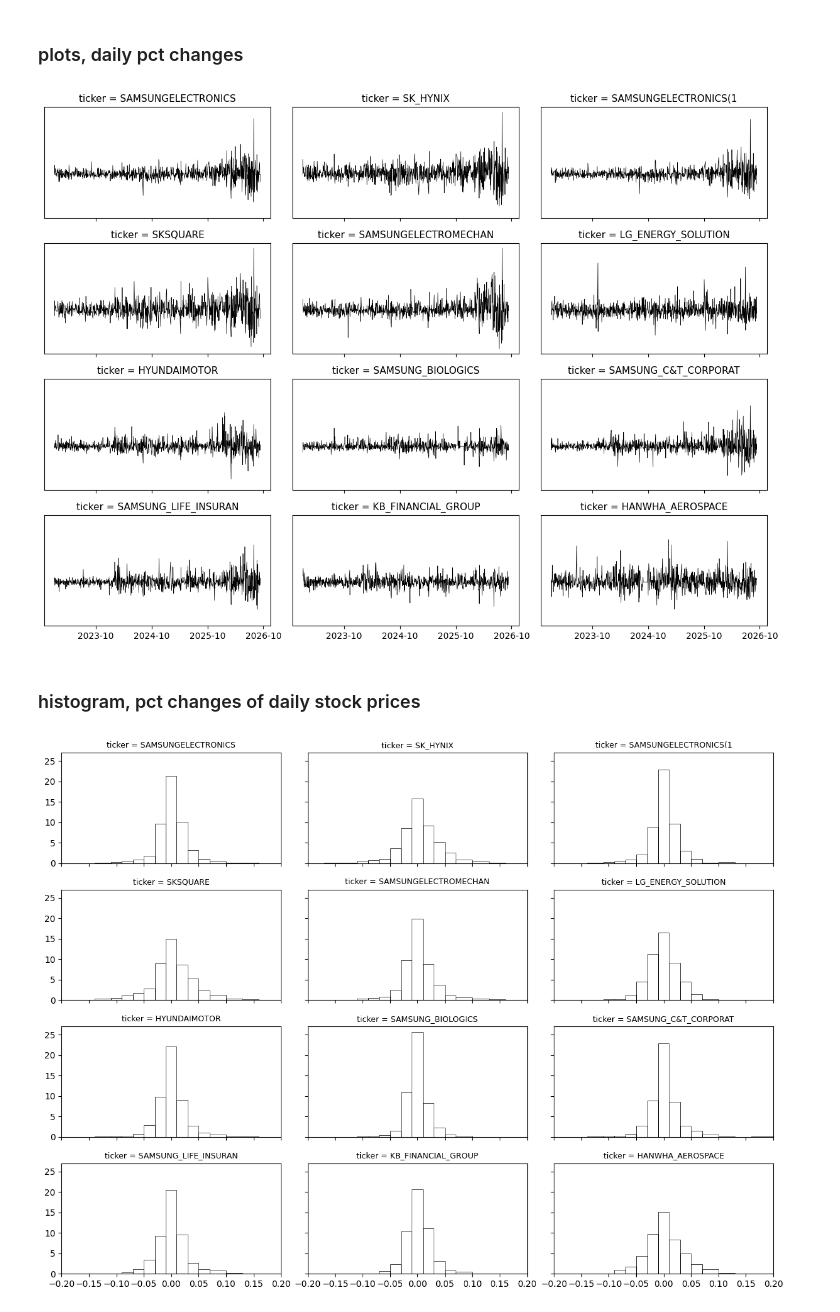
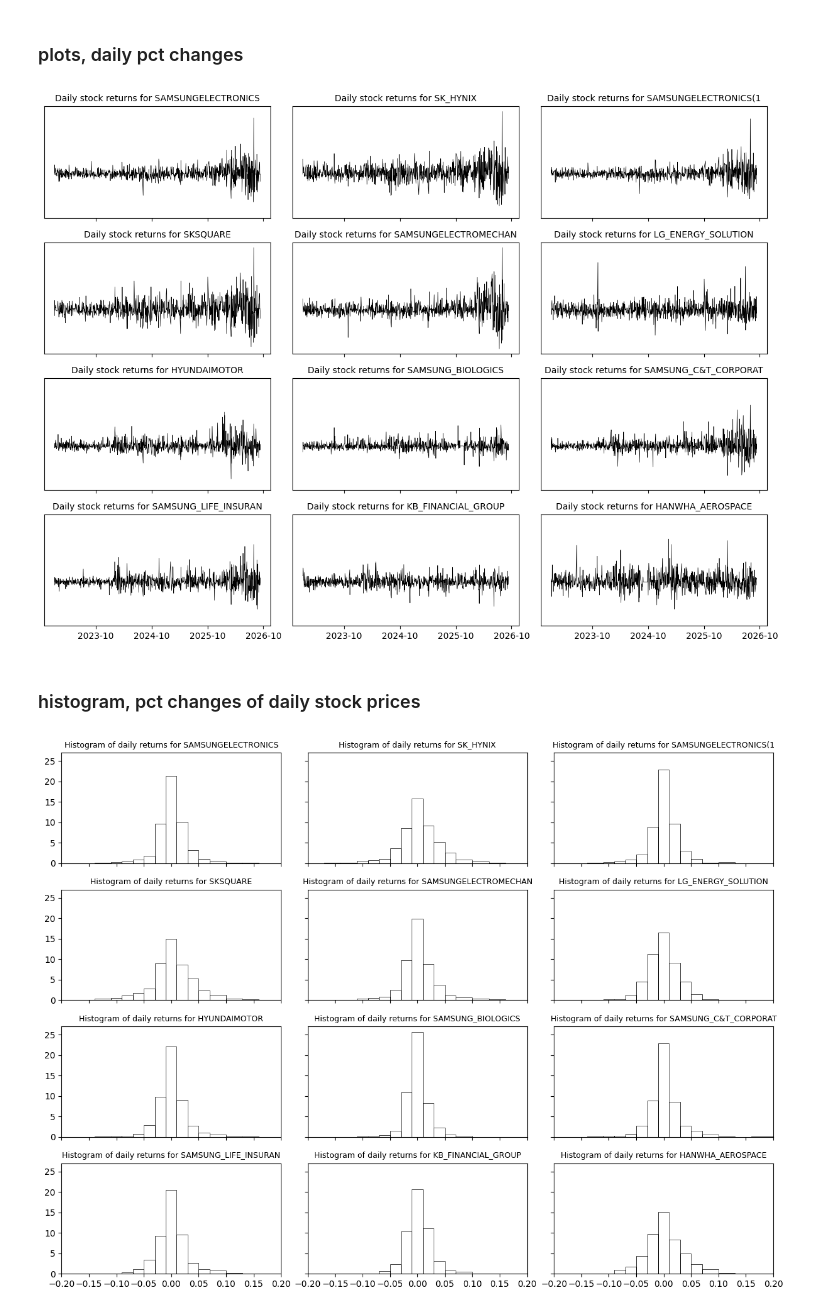
Before and after one commit to bahn28/salad, a Jupyter notebook: az_krx_001.ipynb, the cells around one changed output. Saved outputs shown, nothing was run; the diff lists cells and outputs as text; code cells hidden in the pictures.

```diff
--- a/az_krx_001.ipynb
+++ b/az_krx_001.ipynb
@@ -220,16 +220,19 @@ yymmdd = pd.to_datetime( yymmdd )
 # %% [markdown]
 ### plots, trends in daily prices
 # %%
+# 차트 갯수와 배치 등
 n_plot = len(tickers)
 sub_c = 3             #   subplot col 갯수
 sub_r = n_plot/sub_c if n_plot%sub_c ==0 else n_plot//sub_c + 1
 sub_r = int(sub_r)   # subplot row 갯수, 정수
 
+# 그림판, 서브 플롯 배치, 전체 크기, 축 공유 등
 fig, axes = plt.subplots(sub_r, sub_c,
                          figsize=(sub_c*4, sub_r*2.25), # (width, height)
                          sharex=True
                          )
 
+# 서브 플롯 반복 생성, (순서, 종목, 별칭) 지정
 for ax, ticker, tic_en in zip(axes.flat, tickers, tick_en) :
   ax.plot(
           yymmdd,
@@ -237,18 +240,12 @@ for ax, ticker, tic_en in zip(axes.flat, tickers, tick_en) :
           linewidth=0.5 ,
           color='black' #, 요건 점으로 할 때.
         )
-  ax.set_title(f"ticker = {tic_en}", fontsize=11)
+  ax.set_title(f"Daily stock prices for {tic_en}", fontsize=10)
         # ax.set_xlim(-3.5, 3.5)
-        # ax.set_ylim(-3.5, 3.5)
-        # ax.set_aspect('equal')
-        # ax.set_xticks([])
   ax.set_yticks([])
   ax.xaxis.set_major_locator(mdates.MonthLocator(interval=12))
 
-# 4. 결과물 디스플레이
-#  for 에서 생성된 일련의 ax는 axes 개체를 그린 것.
-#  전체 그림은 fig로 지정된 것.
-#  이미 알고 있는 개체 fig를 보여주라는 명령.
+# 결과물 디스플레이
 plt.tight_layout()
 plt.show()
 # %% [output]
@@ -256,6 +253,7 @@ plt.show()
 # %% [markdown]
 ### plots, daily pct changes
 # %%
+# 일부 중복 코드 생략 가능 (아래 파라메타 값)
 n_plot = len(tickers)
 sub_c = 3             #   subplot col 갯수
 sub_r = n_plot/sub_c if n_plot%sub_c ==0 else n_plot//sub_c + 1
@@ -272,58 +270,51 @@ for ax, ticker, tic_en in zip(axes.flat, tickers, tick_en) :
           yymmdd,
           df_dat[f"{ticker}"].pct_change(),
           linewidth=0.5 ,
-          color='black' #, 요건 점으로 할 때.
+          color='black'
         )
-  ax.set_title(f"ticker = {tic_en}", fontsize=11)
-        # ax.set_xlim(-3.5, 3.5)
-        # ax.set_ylim(-3.5, 3.5)
-        # ax.set_aspect('equal')
-        # ax.set_xticks([])
+  ax.set_title(f"Daily stock returns for {tic_en}", fontsize=10)
   ax.set_yticks([])
   ax.xaxis.set_major_locator(mdates.MonthLocator(interval=12))
 
-# 4. 결과물 디스플레이
-#  for 에서 생성된 일련의 ax는 axes 개체를 그린 것.
-#  전체 그림은 fig로 지정된 것.
-#  이미 알고 있는 개체 fig를 보여주라는 명령.
+# 결과 디스플레이
 plt.tight_layout()
 plt.show()
 # %% [output]
-[figure, old version]
+[figure, new version]
 # %% [markdown]
 ### histogram, pct changes of daily stock prices
 # %%
+# 일부 중복 코드 생략 가능 (아래 파라메타 값)
 n_plot = len(tickers)
 sub_c = 3             #   subplot col 갯수
 sub_r = n_plot/sub_c if n_plot%sub_c ==0 else n_plot//sub_c + 1
 sub_r = int(sub_r)   # subplot row 갯수, 정수
 
 bins = [-0.2, -0.17, -0.14, -0.11, -0.09, -0.07, -0.05, -0.03, -0.01, 0.01, 0.03, 0.05, 0.07, 0.1, 0.13, 0.16,  0.2]
 fig, axes = plt.subplots(sub_r, sub_c,
                          figsize=(sub_c*4, sub_r*2.25), # (width, height)
                          sharex=True,
                          sharey=True
                          )
 
 for ax, ticker, tic_en in zip(axes.flat, tickers, tick_en) :
   ax.hist(
       df_dat[f"{ticker}"].pct_change(),
       color='blue',
       linewidth=0.5,
-      bins = bins, #16,
+      bins = bins, #16, # 숫자로 갯수 지정, 균등.
       facecolor='None',
       edgecolor='black',
       density=True
       )
-  ax.set_title(f"ticker = {tic_en}", fontsize=9)
+  ax.set_title(f"Histogram of daily returns for {tic_en}", fontsize=9)
+#  ax.set_title(f"Daily stock return distribution of {tic_en}", fontsize=9)
   ax.set_xlim(-0.2, 0.2)
   #ax.set_ylim( 0, 30)
-        # ax.set_aspect('equal')
-        # ax.set_xticks([])
   #ax.set_yticks([])
 
-# 4. 결과물 디스플레이
+# 결과물 디스플레이
 plt.tight_layout()
 plt.show()
 # %% [output]
-[figure, old version]
+[figure, new version]
```
Also changed, not shown: parts of 1 cell of this notebook.
